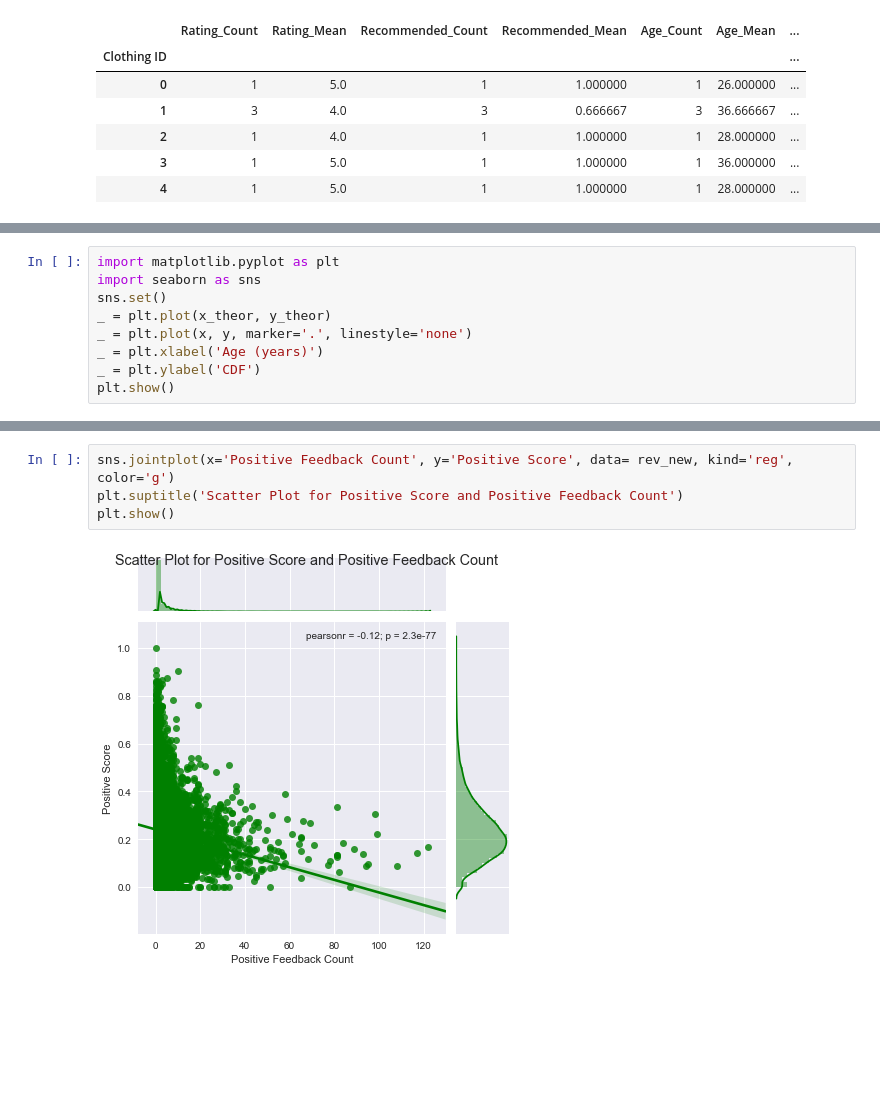
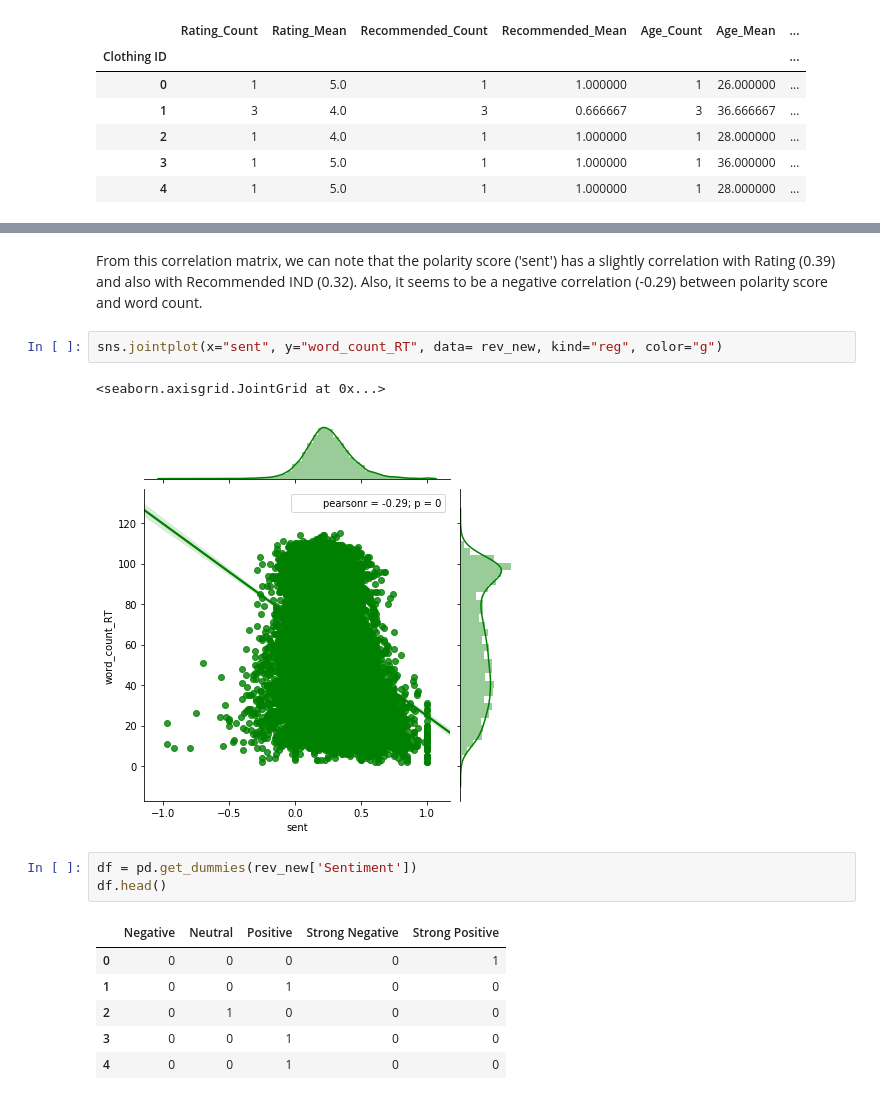
Before and after one commit to LisaB83/Analysis-on-e-commerce-reviews, a Jupyter notebook: Capstone_Project_Statistics.ipynb, the cells around one changed output, grey strips where cells are left out. Drawn from its saved outputs; the diff is of its cells as text; blank space fills up the shorter version.

```diff
--- a/Capstone_Project_Statistics.ipynb
+++ b/Capstone_Project_Statistics.ipynb
@@ -140,9 +91,0 @@ x_theor, y_theor = ecdf(samples)
-# %%
-import matplotlib.pyplot as plt
-import seaborn as sns
-sns.set()
-_ = plt.plot(x_theor, y_theor)
-_ = plt.plot(x, y, marker='.', linestyle='none')
-_ = plt.xlabel('Age (years)')
-_ = plt.ylabel('CDF')
-plt.show()
@@ -173,6 +104,17 @@ plt.show()
+# %% [markdown]
+From this correlation matrix, we can note that the polarity score ('sent') has a slightly correlation with Rating (0.39) and also with Recommended IND (0.32). Also, it seems to be a negative correlation (-0.29) between polarity score and word count.
 # %%
-sns.jointplot(x='Positive Feedback Count', y='Positive Score', data= rev_new, kind='reg', color='g')
-plt.suptitle('Scatter Plot for Positive Score and Positive Feedback Count')
-plt.show()
+sns.jointplot(x="sent", y="word_count_RT", data= rev_new, kind="reg", color="g")
 # %% [output]
+<seaborn.axisgrid.JointGrid at 0x...>
-[figure, old version]
+[figure, new version]
+# %%
+df = pd.get_dummies(rev_new['Sentiment'])
+df.head()
+# %% [output]
+|  | Negative | Neutral | Positive | Strong Negative | Strong Positive |
+| 0 | 0 | 0 | 0 | 0 | 1 |
+| 1 | 0 | 0 | 1 | 0 | 0 |
+| 2 | 0 | 1 | 0 | 0 | 0 |
+| 3 | 0 | 0 | 1 | 0 | 0 |
+| 4 | 0 | 0 | 1 | 0 | 0 |
```
Also changed, not shown: parts of 19 cells of this notebook.
